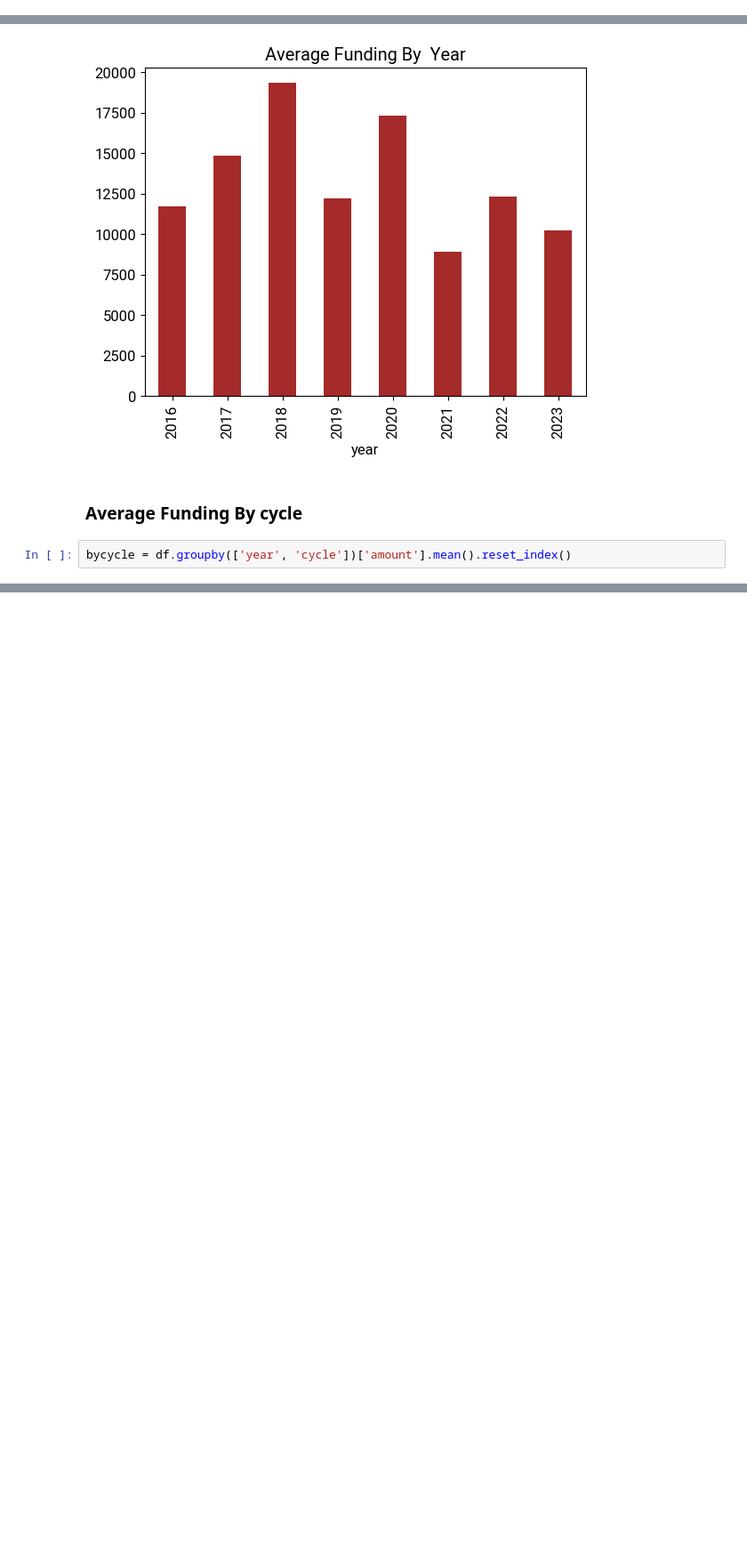
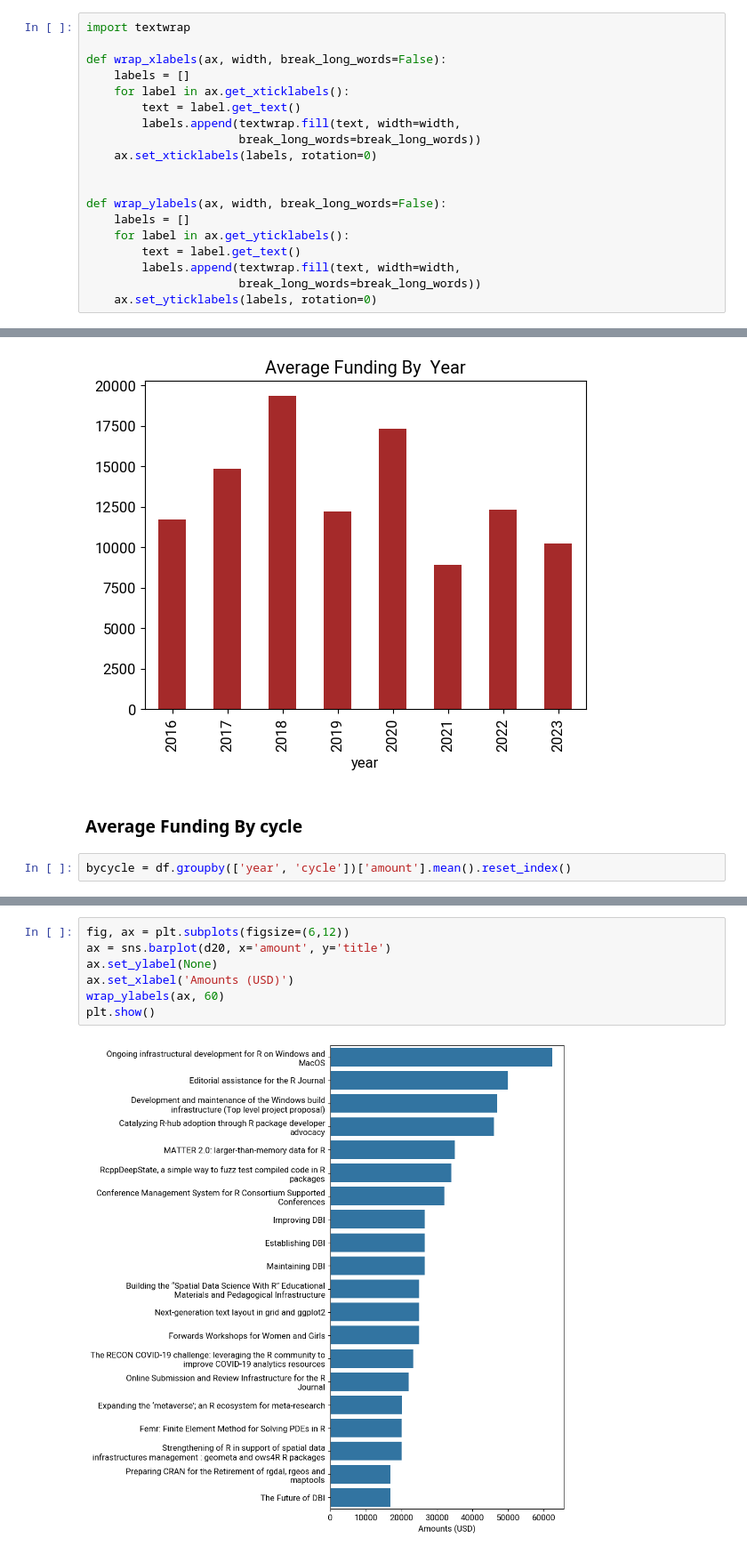
Before and after one commit to birusod/Projects2024, a Jupyter notebook: PyDocs/W08_ISC Grants/R_isc_grants.ipynb, the cells around one changed output, grey strips where cells are left out. Shown at 89% size. Cells and saved outputs as stored; diff of their text form; blank space fills up the shorter version.

```diff
--- a/PyDocs/W08_ISC Grants/R_isc_grants.ipynb
+++ b/PyDocs/W08_ISC Grants/R_isc_grants.ipynb
@@ -14,6 +14,25 @@ url_data = "https://raw.githubusercontent.com/rfordatascience/tidytuesday/master
 raw  = pd.read_csv(url_data)
 # %% [markdown]
 ## Fonts and Colors
+# %%
+import textwrap
+
+def wrap_xlabels(ax, width, break_long_words=False):
+    labels = []
+    for label in ax.get_xticklabels():
+        text = label.get_text()
+        labels.append(textwrap.fill(text, width=width,
+                      break_long_words=break_long_words))
+    ax.set_xticklabels(labels, rotation=0)
+
+
+def wrap_ylabels(ax, width, break_long_words=False):
+    labels = []
+    for label in ax.get_yticklabels():
+        text = label.get_text()
+        labels.append(textwrap.fill(text, width=width,
+                      break_long_words=break_long_words))
+    ax.set_yticklabels(labels, rotation=0)
 # %%
 
 from matplotlib import font_manager
@@ -105,0 +139,9 @@ bycycle = df.groupby(['year', 'cycle'])['amount'].mean().reset_index()
+# %%
+fig, ax = plt.subplots(figsize=(6,12))
+ax = sns.barplot(d20, x='amount', y='title')
+ax.set_ylabel(None)
+ax.set_xlabel('Amounts (USD)')
+wrap_ylabels(ax, 60)
+plt.show()
+# %% [output]
+[figure, added]
```
Also changed, not shown: parts of 6 cells of this notebook.
